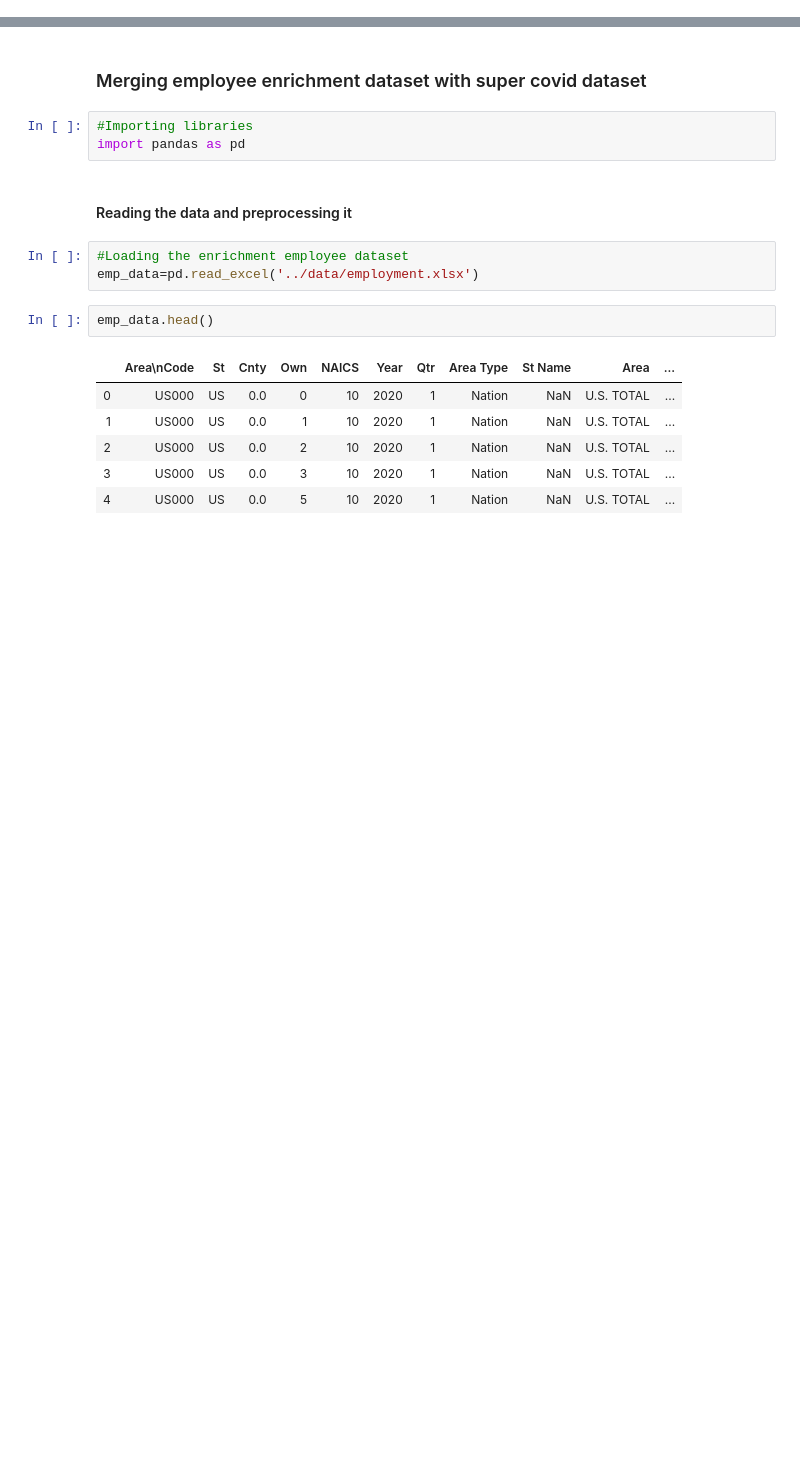
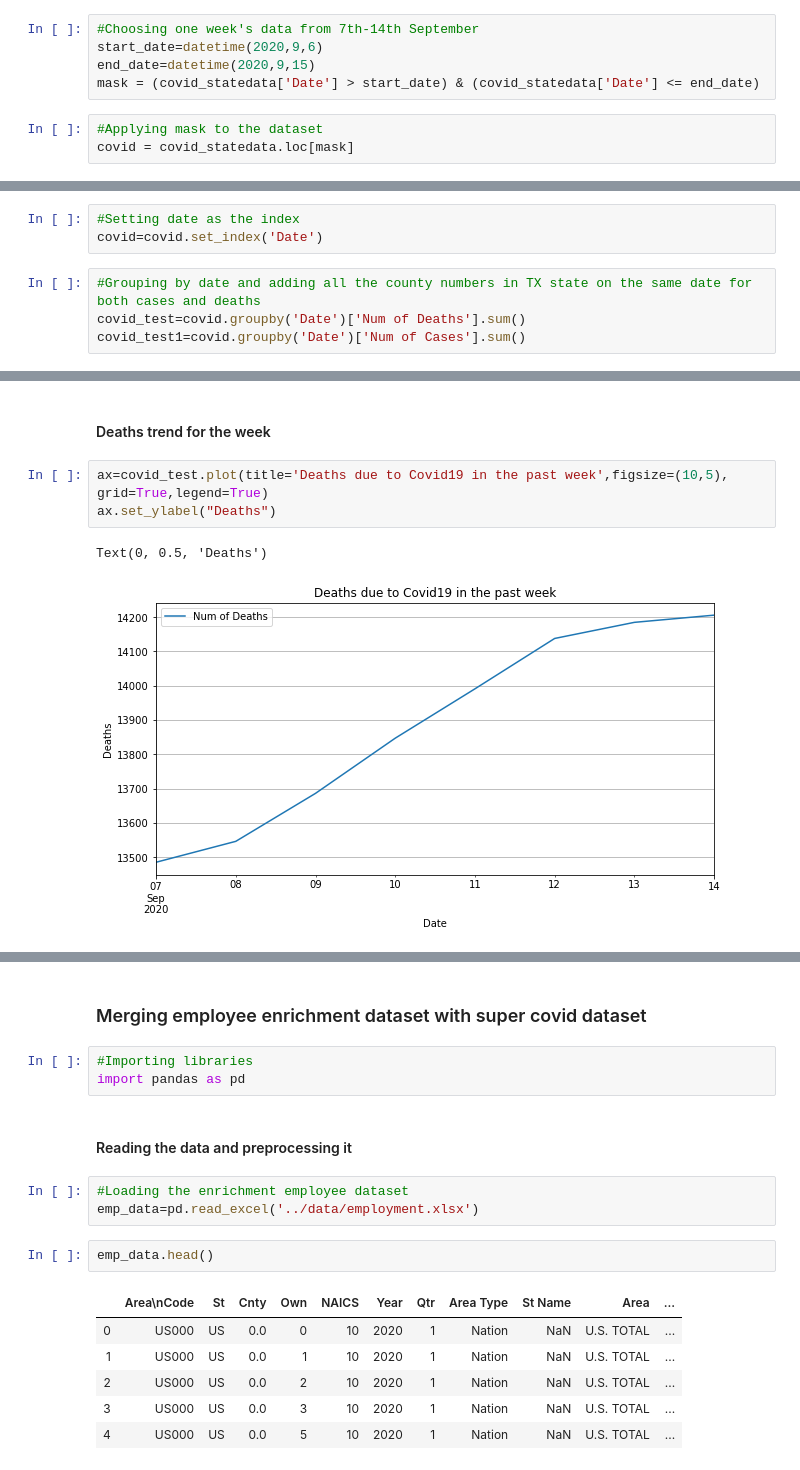
Before and after one commit to EricCortes14/Data-Science-COVID-19-Project, a Jupyter notebook: src/Employment_covid_merge.ipynb, the cells around one changed output, grey strips where cells are left out. Drawn from its saved outputs; the diff is of its cells as text; blank space fills up the shorter version.

Commit message:
Updated data trends in the notebook

```diff
--- a/src/Employment_covid_merge.ipynb
+++ b/src/Employment_covid_merge.ipynb
@@ -0,0 +31,8 @@
+# %%
+#Choosing one week's data from 7th-14th September
+start_date=datetime(2020,9,6)
+end_date=datetime(2020,9,15)
+mask = (covid_statedata['Date'] > start_date) & (covid_statedata['Date'] <= end_date)
+# %%
+#Applying mask to the dataset
+covid = covid_statedata.loc[mask]
@@ -0,0 +56,7 @@
+# %%
+#Setting date as the index
+covid=covid.set_index('Date')
+# %%
+#Grouping by date and adding all the county numbers in TX state on the same date for both cases and deaths
+covid_test=covid.groupby('Date')['Num of Deaths'].sum()
+covid_test1=covid.groupby('Date')['Num of Cases'].sum()
@@ -0,0 +76,8 @@
+# %% [markdown]
+#### Deaths trend for the week
+# %%
+ax=covid_test.plot(title='Deaths due to Covid19 in the past week',figsize=(10,5), grid=True,legend=True)
+ax.set_ylabel("Deaths")
+# %% [output]
+Text(0, 0.5, 'Deaths')
+[figure, added]
```
Also changed, not shown: parts of 14 cells of this notebook, 1 other file.
